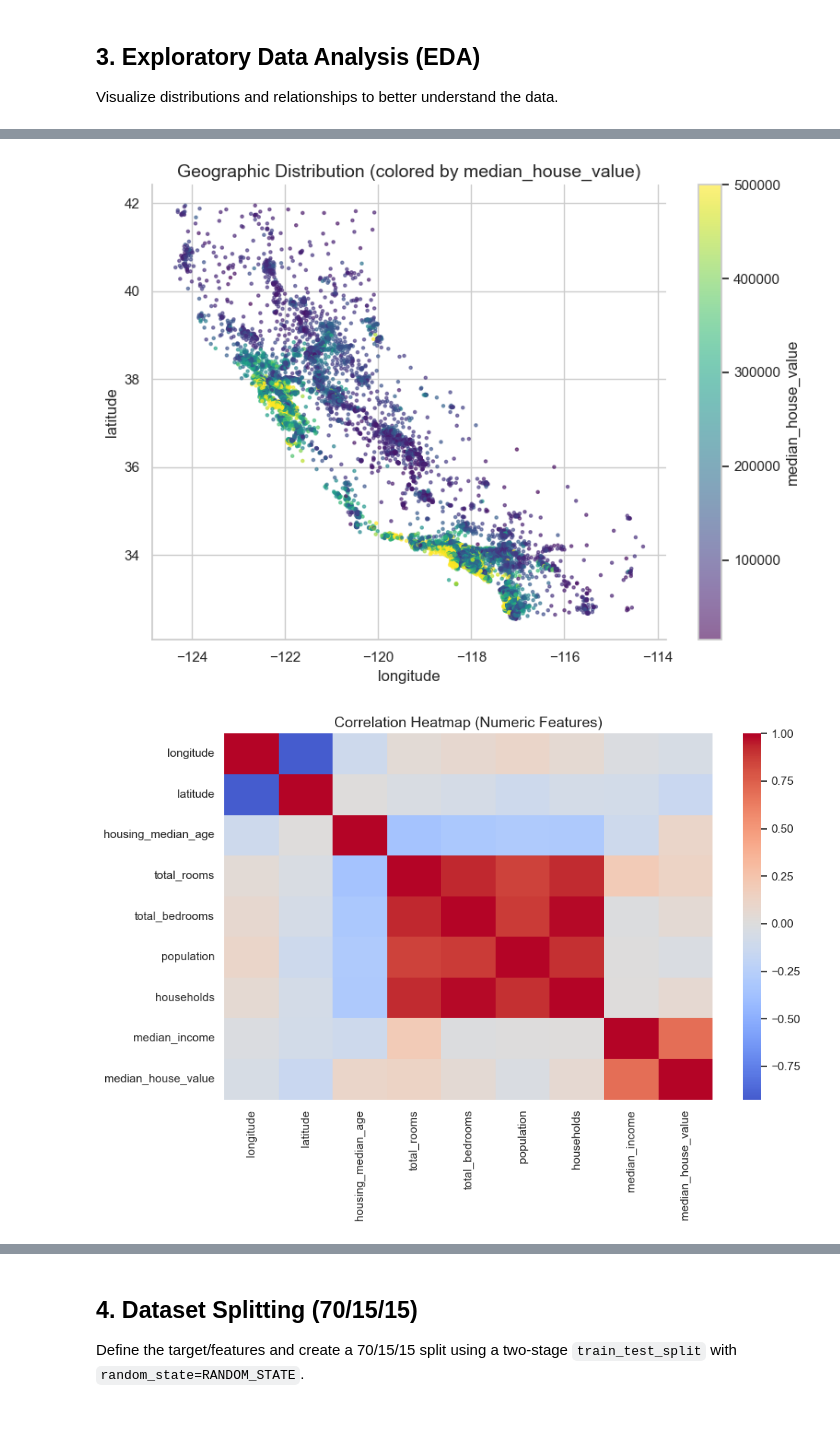
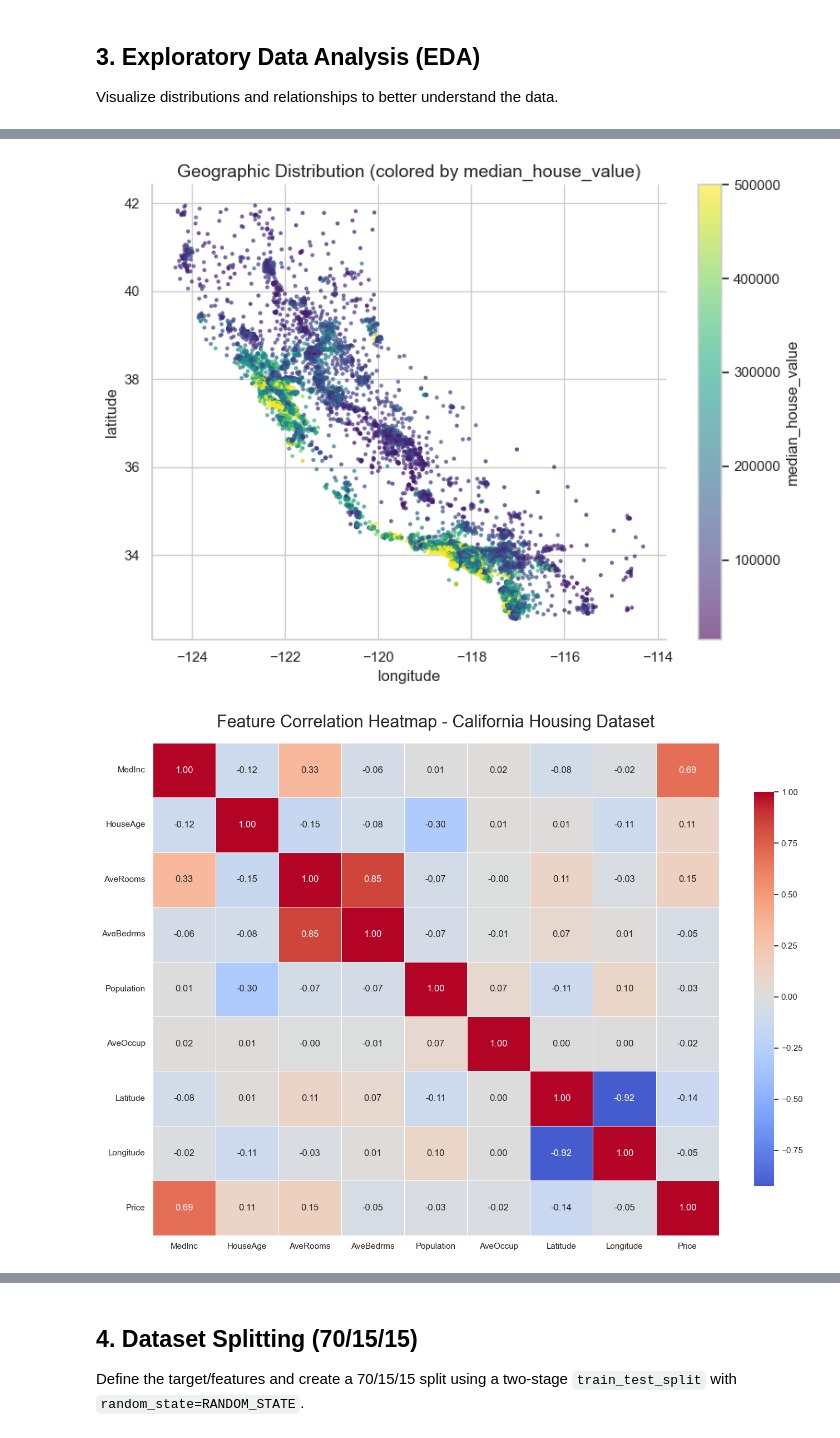
Before and after one commit to zekariyas16/Real-Estate-Price-Estimation-Using-Regression-Model, a Jupyter notebook: house_price_prediction_regression.ipynb, the cells around one changed output, grey strips where cells are left out. Saved outputs shown, nothing was run; the diff lists cells and outputs as text; code cells hidden in the pictures.

```diff
--- a/house_price_prediction_regression.ipynb
+++ b/house_price_prediction_regression.ipynb
@@ -152,39 +152,64 @@ plt.xlabel('median_income')
 plt.ylabel('median_house_value')
 plt.tight_layout()
 plt.show()
 
 # Geographic distribution colored by house value
 plt.figure(figsize=(8, 6))
 plt.scatter(df['longitude'], df['latitude'], c=df[TARGET_COL], cmap='viridis', s=5, alpha=0.6)
 plt.colorbar(label='median_house_value')
 plt.title('Geographic Distribution (colored by median_house_value)')
 plt.xlabel('longitude')
 plt.ylabel('latitude')
 plt.tight_layout()
 plt.show()
 
-# Correlation heatmap (numeric only)
-numeric_df = df.select_dtypes(include=['number'])
-plt.figure(figsize=(10, 7))
-sns.heatmap(numeric_df.corr(), cmap='coolwarm', center=0)
-plt.title('Correlation Heatmap (Numeric Features)')
+# Feature correlation heatmap (engineered features to match presentation style)
+
+# Create engineered, presentation-friendly features (similar to common California Housing EDA)
+df_corr = pd.DataFrame({
+    'MedInc': df['median_income'],
+    'HouseAge': df['housing_median_age'],
+    'AveRooms': df['total_rooms'] / df['households'].replace(0, np.nan),
+    'AveBedrms': df['total_bedrooms'] / df['households'].replace(0, np.nan),
+    'Population': df['population'],
+    'AveOccup': df['population'] / df['households'].replace(0, np.nan),
+    'Latitude': df['latitude'],
+    'Longitude': df['longitude'],
+    'Price': df[TARGET_COL],
+}).dropna()
+
+corr = df_corr.corr()
+
+plt.figure(figsize=(14, 10))
+sns.heatmap(
+    corr,
+    annot=True,
+    fmt='.2f',
+    cmap='coolwarm',
+    center=0,
+    linewidths=0.5,
+    cbar_kws={'shrink': 0.8},
+)
+plt.title('Feature Correlation Heatmap - California Housing Dataset', fontsize=22, pad=20)
+plt.xticks(rotation=0)
+plt.yticks(rotation=0)
 plt.tight_layout()
 plt.show()
 
 # Ocean proximity vs target (if present)
 if 'ocean_proximity' in df.columns:
     plt.figure(figsize=(8, 4))
     order = df.groupby('ocean_proximity')[TARGET_COL].median().sort_values().index
     sns.boxplot(data=df, x='ocean_proximity', y=TARGET_COL, order=order)
     plt.xticks(rotation=30, ha='right')
     plt.title('median_house_value by ocean_proximity')
     plt.tight_layout()
     plt.show()
 # %% [output]
 [figure]
 [figure]
 [figure]
-[figure, old version]
+[figure, new version]
 [figure]
 # %% [markdown]
 ## 4. Dataset Splitting (70/15/15)
```
